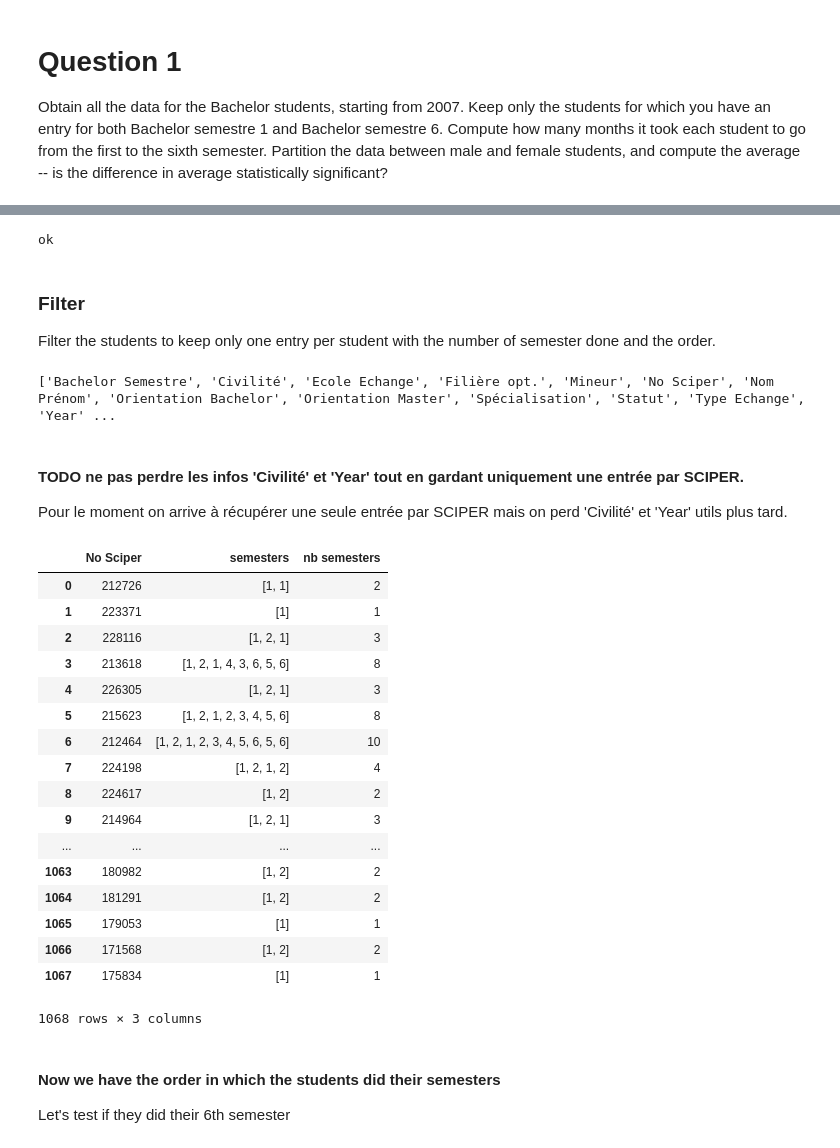
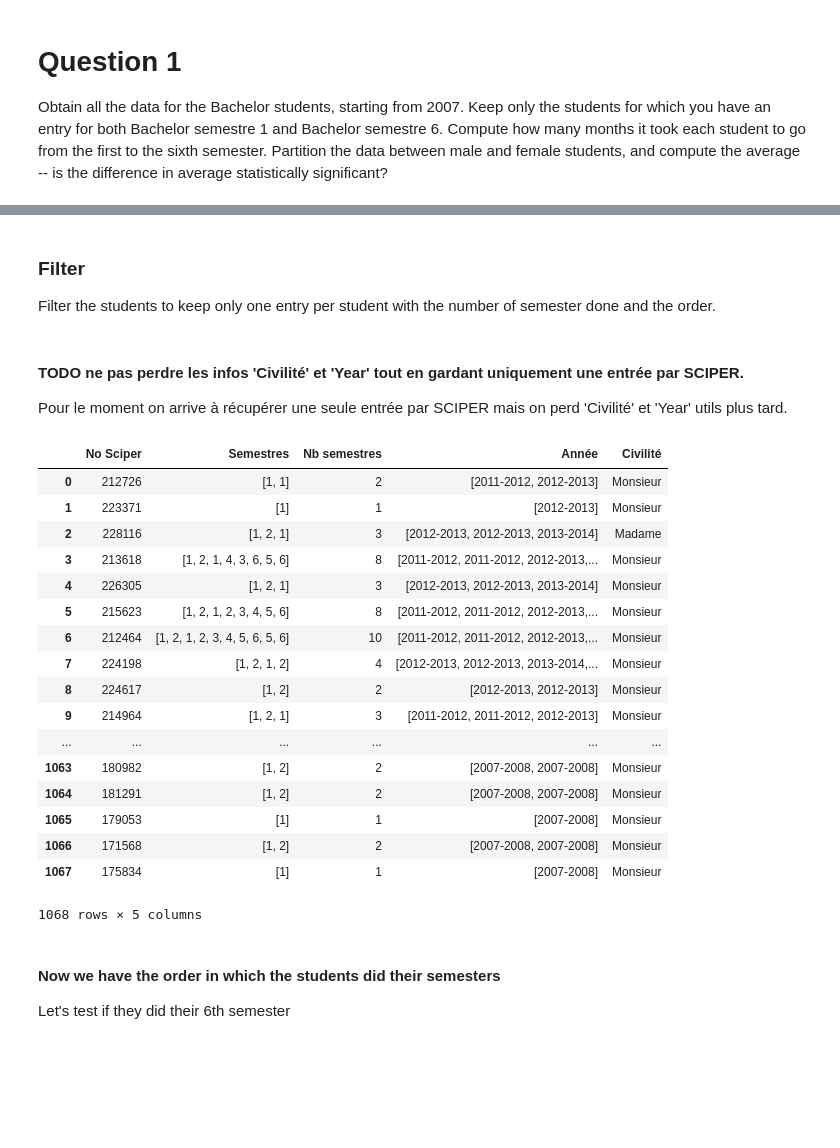
Before and after one commit to agpmilli/adaepfl, a Jupyter notebook: Homework/02 - Data from the Web/Data from the Web.ipynb, the cells around one changed output, grey strips where cells are left out. Saved outputs shown, nothing was run; the diff lists cells and outputs as text; code cells hidden in the pictures; blank space fills up the shorter version.

Commit message:
Ex1 - data ready for stats

```diff
--- a/Homework/02 - Data from the Web/Data from the Web.ipynb
+++ b/Homework/02 - Data from the Web/Data from the Web.ipynb
@@ -181,22 +181,10 @@ data = pd.read_csv('student_bachelor.csv', sep=';')
 # %%
-#data.set_index(['No Sciper'])
-print("ok")
 data=data.drop('Unnamed: 0', axis=1)
 data=data.drop('Unnamed: 1', axis=1)
-# %% [output]
-ok
 # %% [markdown]
 ### Filter
 
 Filter the students to keep only one entry per student with the number of semester done and the order.
-# %%
-list_attr=[]
-for elem in data.columns:
-    list_attr.append(elem)
-
-print(list_attr)
-# %% [output]
-['Bachelor Semestre', 'Civilité', 'Ecole Echange', 'Filière opt.', 'Mineur', 'No Sciper', 'Nom Prénom', 'Orientation Bachelor', 'Orientation Master', 'Spécialisation', 'Statut', 'Type Echange', 'Year' ...
 # %% [markdown]
 #### TODO ne pas perdre les infos 'Civilité' et 'Year' tout en gardant uniquement une entrée par SCIPER.
 
@@ -204,49 +192,56 @@ Pour le moment on arrive à récupérer une seule entrée par SCIPER mais on per
 # %%
 students_bachelor=data[['No Sciper','Civilité', 'Nom Prénom', 'Bachelor Semestre', 'Year']]
 students_bachelor.set_index('No Sciper')
 students_bachelor.head()
 unique_sciper=pd.unique(students_bachelor['No Sciper'])
 unique_sciper_df=pd.DataFrame(unique_sciper, columns=['No Sciper'])
 
 k=0
 semesters=[]
 nb_semesters=[]
+years=[]
+civilites=[]
 
 students_bachelor=students_bachelor.sort_values(by=['Year','Bachelor Semestre'])
 
 for i in range(0,len(unique_sciper_df)):
     student=students_bachelor[students_bachelor['No Sciper']==unique_sciper_df['No Sciper'][i]]
     semester=[]
+    year=[]
+    civilites.append(student['Civilité'].values[0])
     nb_semester=0
     for student_semester in student['Bachelor Semestre']:
         semester.append(student_semester)
         nb_semester+=1
-        # Here we have the semesters of every student, we want to get the ones that finished their bachelor
-        # First they need to have done Bachelor 6
+    for student_year in student['Year']:
+        year.append(student_year)
     semesters.append(semester)
+    years.append(year)
     nb_semesters.append(nb_semester)
-unique_sciper_df['semesters']=semesters
-unique_sciper_df['nb semesters']=nb_semesters
+unique_sciper_df['Semestres']=semesters
+unique_sciper_df['Nb semestres']=nb_semesters
+unique_sciper_df['Année']=years
+unique_sciper_df['Civilité']=civilites
 unique_sciper_df
 # %% [output]
-|  | No Sciper | semesters | nb semesters |
-| 0 | 212726 | [1, 1] | 2 |
-| 1 | 223371 | [1] | 1 |
-| 2 | 228116 | [1, 2, 1] | 3 |
-| 3 | 213618 | [1, 2, 1, 4, 3, 6, 5, 6] | 8 |
-| 4 | 226305 | [1, 2, 1] | 3 |
-| 5 | 215623 | [1, 2, 1, 2, 3, 4, 5, 6] | 8 |
-| 6 | 212464 | [1, 2, 1, 2, 3, 4, 5, 6, 5, 6] | 10 |
-| 7 | 224198 | [1, 2, 1, 2] | 4 |
-| 8 | 224617 | [1, 2] | 2 |
-| 9 | 214964 | [1, 2, 1] | 3 |
-| ... | ... | ... | ... |
-| 1063 | 180982 | [1, 2] | 2 |
-| 1064 | 181291 | [1, 2] | 2 |
-| 1065 | 179053 | [1] | 1 |
-| 1066 | 171568 | [1, 2] | 2 |
-| 1067 | 175834 | [1] | 1 |
+|  | No Sciper | Semestres | Nb semestres | Année | Civilité |
+| 0 | 212726 | [1, 1] | 2 | [2011-2012, 2012-2013] | Monsieur |
+| 1 | 223371 | [1] | 1 | [2012-2013] | Monsieur |
+| 2 | 228116 | [1, 2, 1] | 3 | [2012-2013, 2012-2013, 2013-2014] | Madame |
+| 3 | 213618 | [1, 2, 1, 4, 3, 6, 5, 6] | 8 | [2011-2012, 2011-2012, 2012-2013,... | Monsieur |
+| 4 | 226305 | [1, 2, 1] | 3 | [2012-2013, 2012-2013, 2013-2014] | Monsieur |
+| 5 | 215623 | [1, 2, 1, 2, 3, 4, 5, 6] | 8 | [2011-2012, 2011-2012, 2012-2013,... | Monsieur |
+| 6 | 212464 | [1, 2, 1, 2, 3, 4, 5, 6, 5, 6] | 10 | [2011-2012, 2011-2012, 2012-2013,... | Monsieur |
+| 7 | 224198 | [1, 2, 1, 2] | 4 | [2012-2013, 2012-2013, 2013-2014,... | Monsieur |
+| 8 | 224617 | [1, 2] | 2 | [2012-2013, 2012-2013] | Monsieur |
+| 9 | 214964 | [1, 2, 1] | 3 | [2011-2012, 2011-2012, 2012-2013] | Monsieur |
+| ... | ... | ... | ... | ... | ... |
+| 1063 | 180982 | [1, 2] | 2 | [2007-2008, 2007-2008] | Monsieur |
+| 1064 | 181291 | [1, 2] | 2 | [2007-2008, 2007-2008] | Monsieur |
+| 1065 | 179053 | [1] | 1 | [2007-2008] | Monsieur |
+| 1066 | 171568 | [1, 2] | 2 | [2007-2008, 2007-2008] | Monsieur |
+| 1067 | 175834 | [1] | 1 | [2007-2008] | Monsieur |
-1068 rows × 3 columns
+1068 rows × 5 columns
 # %% [markdown]
 #### Now we have the order in which the students did their semesters
 
```
Also changed, not shown: parts of 15 cells of this notebook.
